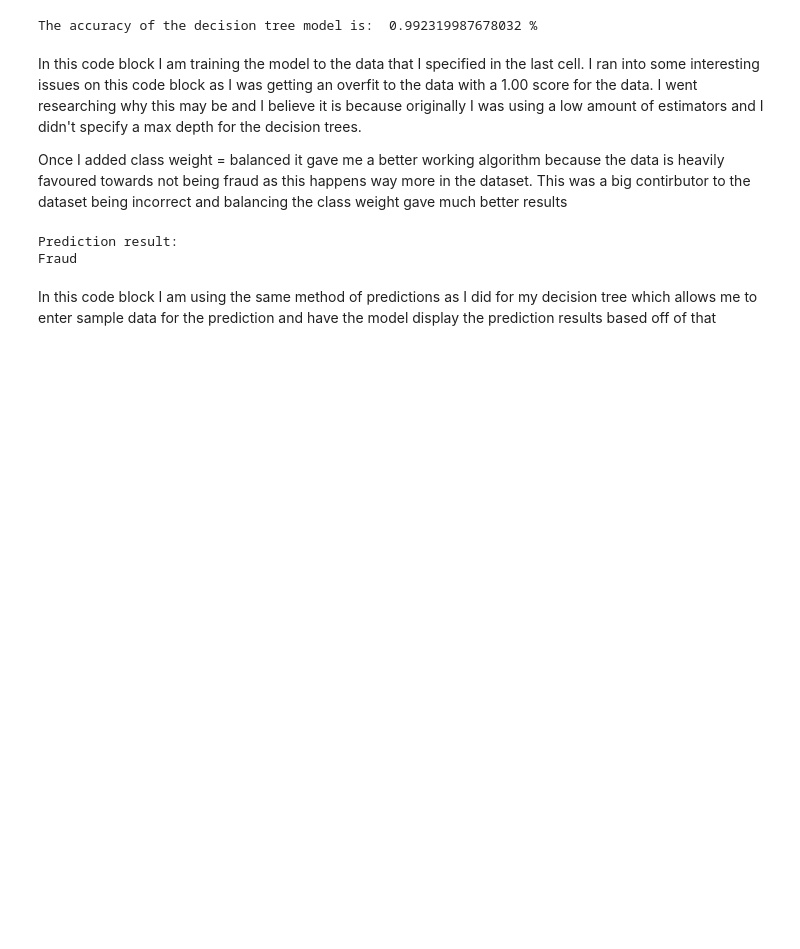
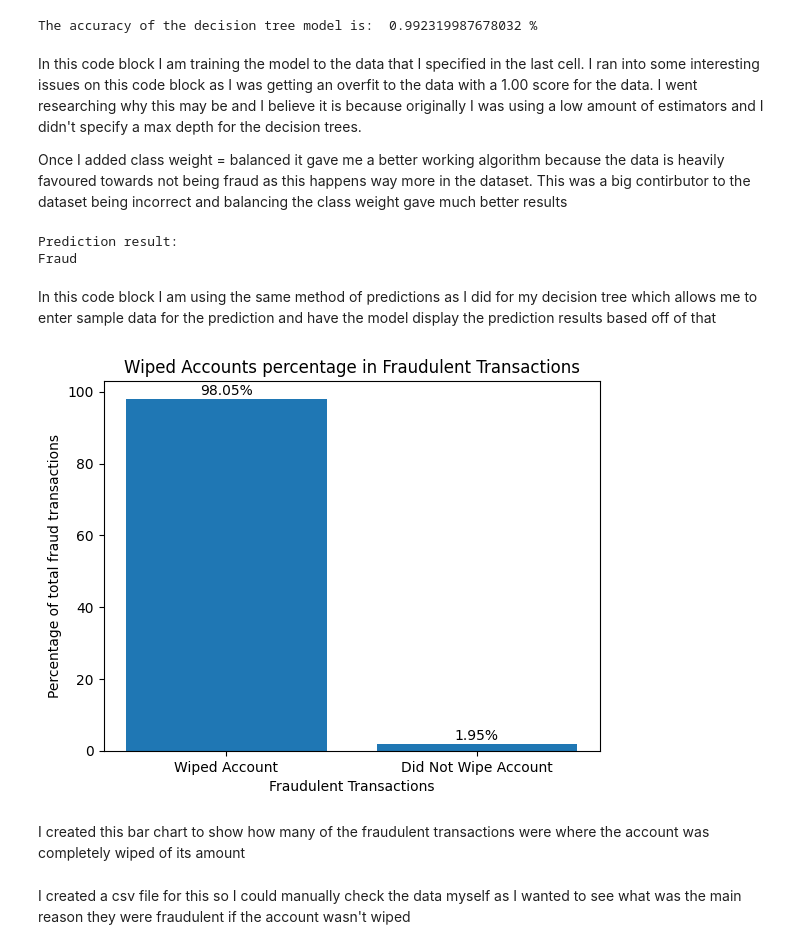
Before and after one commit to DoyleAaron/Data-Science-Year-4, a Jupyter notebook: Fraud-Transactions/Fraud-transactions.ipynb, the cells around one changed output. Drawn from its saved outputs; the diff is of its cells as text; code cells hidden in the pictures; blank space fills up the shorter version.

```diff
--- a/Fraud-Transactions/Fraud-transactions.ipynb
+++ b/Fraud-Transactions/Fraud-transactions.ipynb
@@ -48,3 +49,29 @@ Prediction result:
 Fraud
 # %% [markdown]
 In this code block I am using the same method of predictions as I did for my decision tree which allows me to enter sample data for the prediction and have the model display the prediction results based off of that
+# %%
+fraud_data = filtered_data[filtered_data['isFraud'] == 1]
+fraud_data.to_csv('fraud_data.csv') # I generated a csv file for this so I could manually check the data myself
+total_fraud = len(fraud_data)
+fraud_wiped = fraud_data[fraud_data['newbalanceOrig'] == 0]
+fraud_wiped_count = len(fraud_wiped)
+fraud_not_wiped_count = total_fraud - fraud_wiped_count
+fraud_wiped_percentage = (fraud_wiped_count / total_fraud) * 100
+fraud_not_wiped_percentage = (fraud_not_wiped_count / total_fraud) * 100
+
+labels = ['Wiped Account', 'Did Not Wipe Account']
+percentages = [fraud_wiped_percentage, fraud_not_wiped_percentage]
+plt.bar(labels, percentages)
+plt.xlabel('Fraudulent Transactions')
+plt.ylabel('Percentage of total fraud transactions')
+plt.title('Wiped Accounts percentage in Fraudulent Transactions')
+
+# I got chatGPT to generate the code to add the percentages to the bars
+for i, percentage in enumerate(percentages):
+    plt.text(i, percentage + 1, f'{percentage:.2f}%', ha='center')
+
+plt.show()
+# %% [output]
+[figure, added]
+# %% [markdown]
+I created this bar chart to show how many of the fraudulent transactions were where the account was completely wiped of its amount
@@ -51 +81,3 @@ In this code block I am using the same method of predictions as I did for my dec
+# %% [markdown]
+I created a csv file for this so I could manually check the data myself as I wanted to see what was the main reason they were fraudulent if the account wasn't wiped
 # %% [markdown]
```
Also changed, not shown: parts of 3 cells of this notebook, 5 other files.
